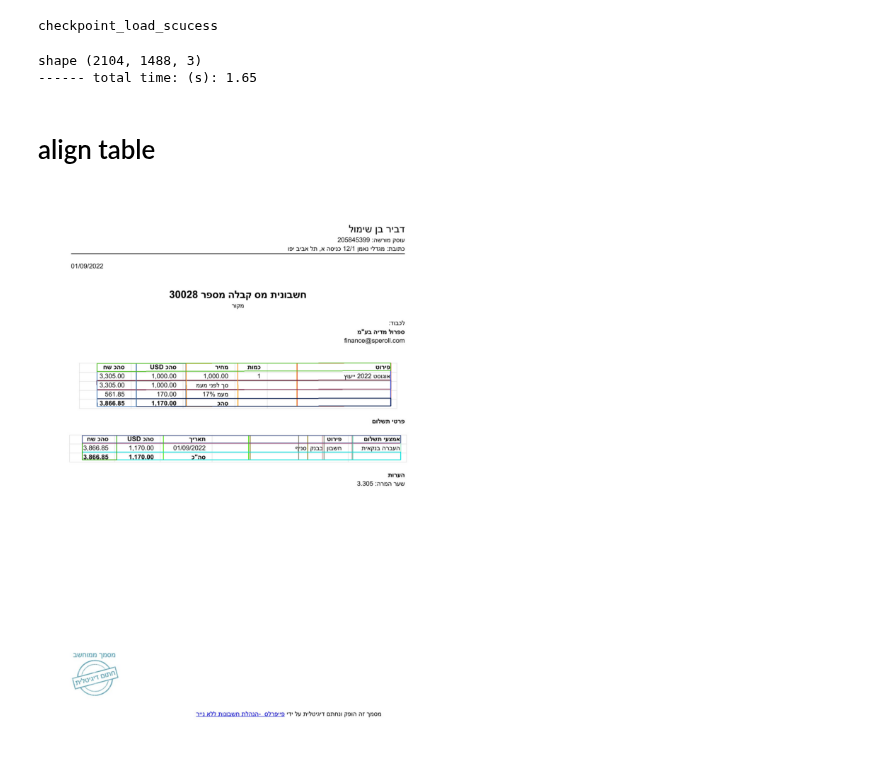
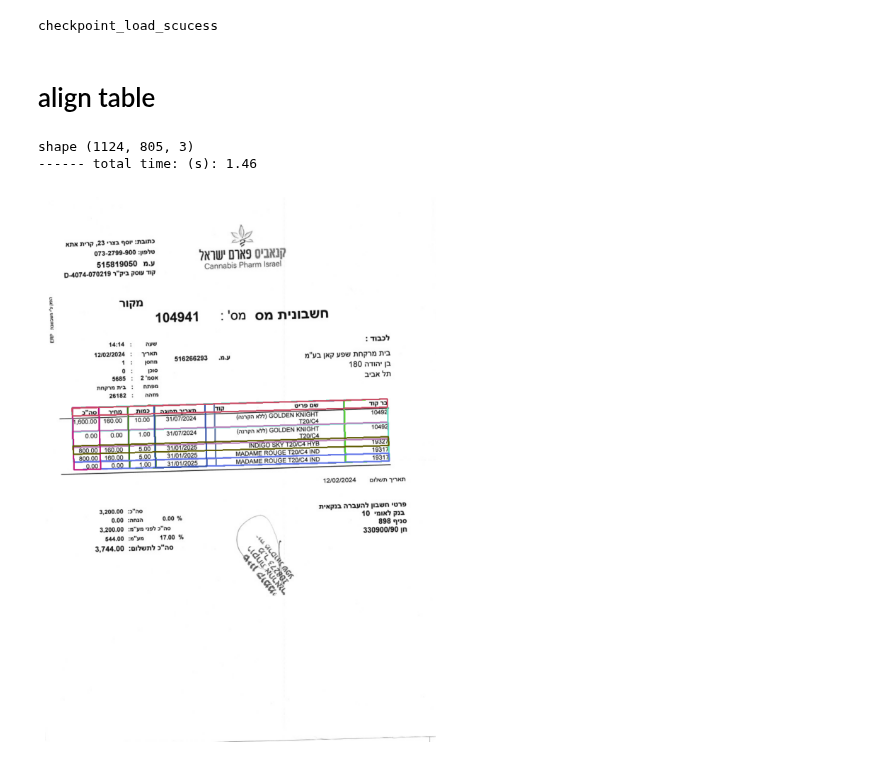
Before and after one commit to eliaweiss/MobileSAM, a Jupyter notebook: notebooks/TblDet4.ipynb, the cells around one changed output. Saved outputs shown, nothing was run; the diff lists cells and outputs as text; code cells hidden in the pictures.

```diff
--- a/notebooks/TblDet4.ipynb
+++ b/notebooks/TblDet4.ipynb
@@ -19,35 +19,38 @@ tblStructDetect = TblStructureDetect()
 # %% [output]
 checkpoint_load_scucess
 # %%
-# file_path = "./app/assets/picture1.jpg"
-# file_path = "/Users/eliaweiss/Documents/doc2txt/sihach/attachments/img/20231025012642_001.jpg"
-# file_path = "/Users/eliaweiss/Documents/doc2txt/sihach/need fix/4e7d4235deff4ee2b72d886e12ad0bcf.jpg"
-file_path = "/Users/eliaweiss/Documents/doc2txt/invoices 2/expense (6).jpeg"
-img = Image.open(file_path)
+file_list = ["/Users/eliaweiss/Documents/doc2txt/invoices 2/expense (6).jpeg",
+              "/Users/eliaweiss/Documents/doc2txt/sihach/attachments/img/20231025012642_001.jpg",
+              "/Users/eliaweiss/Documents/doc2txt/sihach/need fix/4e7d4235deff4ee2b72d886e12ad0bcf.jpg"]
-# %%
-# detect table
-_, boxes = tblDec.detectTables(img)
-# find table mask
-anns = sam.process(img,boxes)
-# %% [output]
-shape (2104, 1488, 3)
------- total time: (s): 1.65
+# %%
+fileIter = iter(file_list)
 # %% [markdown]
 # align table
 # %%
+file_path = next(fileIter)
+
+img = Image.open(file_path)
+
+# detect table
+_, boxes = tblDec.detectTables(img)
+# find table mask
+anns = sam.process(img,boxes)
+
 tmpImg = np.array(img)
 
 for ann in anns:
     alignTable_processor = AlignTable_Processor(img, ann)
     tbl_patch_pil = alignTable_processor.getAlignTable()
     cells = tblStructDetect.detectTableStructure(tbl_patch_pil)
     rotated_cells =  alignTable_processor.unRotateAllCell(cells)
     applyRotatedResult(tmpImg, rotated_cells)
 
 pil_img = Image.fromarray(tmpImg)
 plt.figure(figsize=(16,10))
 plt.imshow(pil_img)
 plt.axis('off')
 plt.show()
 # %% [output]
+shape (1124, 805, 3)
+------ total time: (s): 1.46
-[figure, old version]
+[figure, new version]
```
